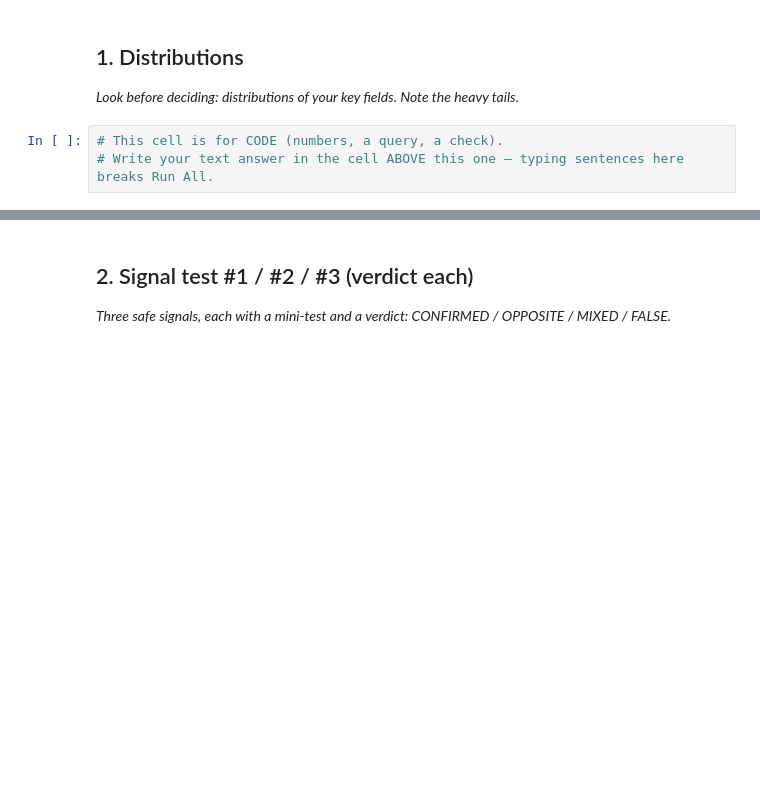
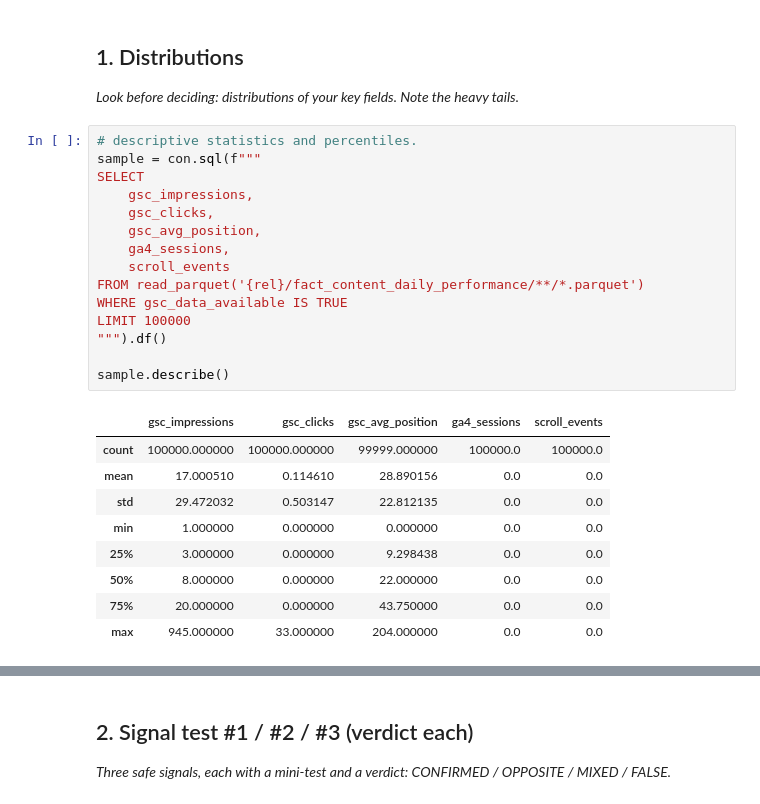
Before and after one commit to nazama-tech/Flyrank-Ml-internship, a Jupyter notebook: work/notebooks/w04_signal_audit.ipynb, the cells around one changed output, grey strips where cells are left out. Cells and saved outputs as stored; diff of their text form; blank space fills up the shorter version.

```diff
--- a/work/notebooks/w04_signal_audit.ipynb
+++ b/work/notebooks/w04_signal_audit.ipynb
@@ -60,5 +60,27 @@ con.sql(f"""
 
 *Look before deciding: distributions of your key fields. Note the heavy tails.*
 # %%
-# This cell is for CODE (numbers, a query, a check).
-# Write your text answer in the cell ABOVE this one — typing sentences here breaks Run All.
+# descriptive statistics and percentiles.
+sample = con.sql(f"""
+SELECT
+    gsc_impressions,
+    gsc_clicks,
+    gsc_avg_position,
+    ga4_sessions,
+    scroll_events
+FROM read_parquet('{rel}/fact_content_daily_performance/**/*.parquet')
+WHERE gsc_data_available IS TRUE
+LIMIT 100000
+""").df()
+
+sample.describe()
+# %% [output]
+|  | gsc_impressions | gsc_clicks | gsc_avg_position | ga4_sessions | scroll_events |
+| count | 100000.000000 | 100000.000000 | 99999.000000 | 100000.0 | 100000.0 |
+| mean | 17.000510 | 0.114610 | 28.890156 | 0.0 | 0.0 |
+| std | 29.472032 | 0.503147 | 22.812135 | 0.0 | 0.0 |
+| min | 1.000000 | 0.000000 | 0.000000 | 0.0 | 0.0 |
+| 25% | 3.000000 | 0.000000 | 9.298438 | 0.0 | 0.0 |
+| 50% | 8.000000 | 0.000000 | 22.000000 | 0.0 | 0.0 |
+| 75% | 20.000000 | 0.000000 | 43.750000 | 0.0 | 0.0 |
+| max | 945.000000 | 33.000000 | 204.000000 | 0.0 | 0.0 |
```
Also changed, not shown: parts of 4 cells of this notebook.
